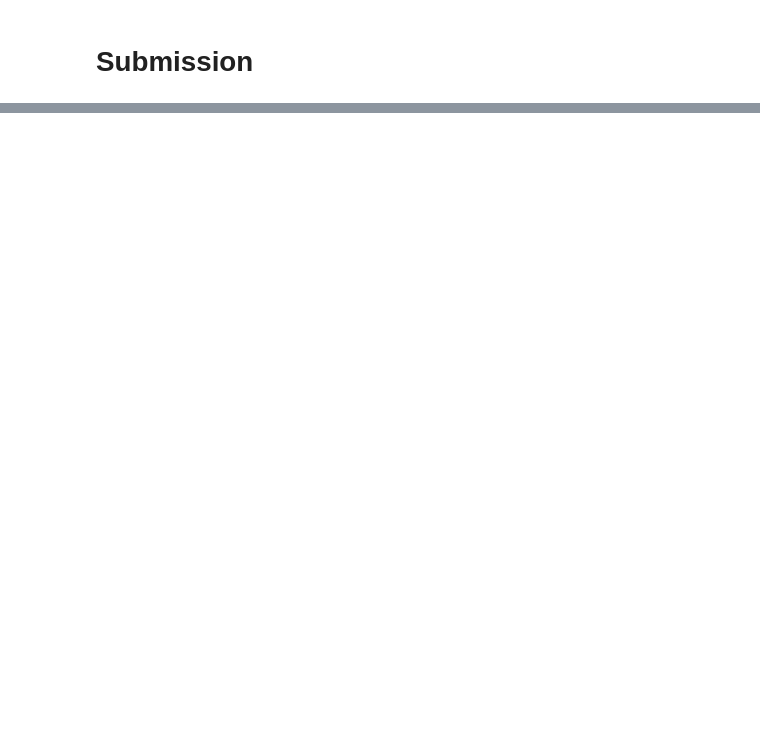
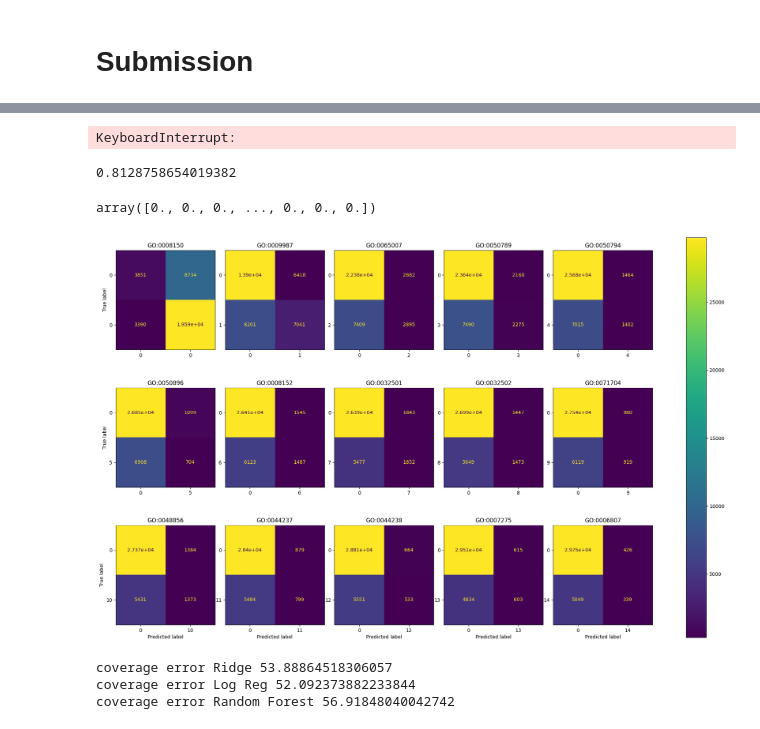
Before and after one commit to VNagesh-Bio/CAFA5, a Jupyter notebook: v-pc-ml-aicapstone-submission.ipynb, the cells around one changed output, grey strips where cells are left out. Saved outputs shown, nothing was run; the diff lists cells and outputs as text; code cells hidden in the pictures; blank space fills up the shorter version.

```diff
--- a/v-pc-ml-aicapstone-submission.ipynb
+++ b/v-pc-ml-aicapstone-submission.ipynb
@@ -319,0 +353,12 @@ Please also refer to the documentation for alternative solver options:
+# %%
+from sklearn.linear_model import RidgeClassifier
+ridge_csfr = MultiOutputClassifier(RidgeClassifier(solver='saga', random_state=2))
+ridge_csfr.get_params()
+ridge_csfr_parameters = [{'estimator__alpha':[0.1,1]}]
+grid_search_ridge = GridSearchCV(estimator=ridge_csfr ,
+                           param_grid = ridge_csfr_parameters,
+                           scoring = 'accuracy',
+                           cv = 5,
+                           verbose=3)
+
+grid_search_ridge.fit(X_train.head(n=1000), y_train[:1000])
@@ -319,0 +382,51 @@ Please also refer to the documentation for alternative solver options:
+# %%
+# Get the best model
+best_model_ridge = grid_search_ridge.best_estimator_
+# Here you can replace pickle with joblib or cloudpickle
+best_model_ridge_full = best_model_ridge.fit(X_train, y_train)
+from pickle import dump
+with open("ridge.pkl", "wb") as f:
+    dump(best_model_ridge_full, f, protocol=5)
+# %% [output]
+KeyboardInterrupt:
+# %%
+predictions_ridge = best_model_ridge.predict(X_test)
+best_model_ridge.score(X_test, predictions_ridge)
+accuracy = np.mean(predictions_ridge == y_test)
+accuracy
+# %% [output]
+0.8128758654019382
+# %%
+predictions_randf[:, i]
+# %% [output]
+array([0., 0., 0., ..., 0., 0., 0.])
+# %%
+f, axes = plt.subplots(3, 5, figsize=(25, 15))
+axes = axes.ravel()
+for i in range(15):
+    disp = ConfusionMatrixDisplay(confusion_matrix(y_test[:, i],
+                                                   predictions_ridge[:, i]),
+                                  display_labels=[0, i])
+    disp.plot(ax=axes[i], values_format='.4g')
+    disp.ax_.set_title(label_ls[i])
+    # disp.ax_.set_title(f'GO Term {i}')
+    if i<10:
+        disp.ax_.set_xlabel('')
+    if i%5!=0:
+        disp.ax_.set_ylabel('')
+    disp.im_.colorbar.remove()
+
+plt.subplots_adjust(wspace=0.10, hspace=0.1)
+f.colorbar(disp.im_, ax=axes)
+plt.show()
+# %% [output]
+[figure, added]
+# %%
+from sklearn.metrics import coverage_error
+print('coverage error Ridge', coverage_error(y_test, predictions_ridge))
+print('coverage error Log Reg', coverage_error(y_test, predictions_log_reg))
+print('coverage error Random Forest', coverage_error(y_test, predictions_randf))
+# %% [output]
+coverage error Ridge 53.88864518306057
+coverage error Log Reg 52.092373882233844
+coverage error Random Forest 56.91848040042742
```
Also changed, not shown: parts of 35 cells of this notebook.
